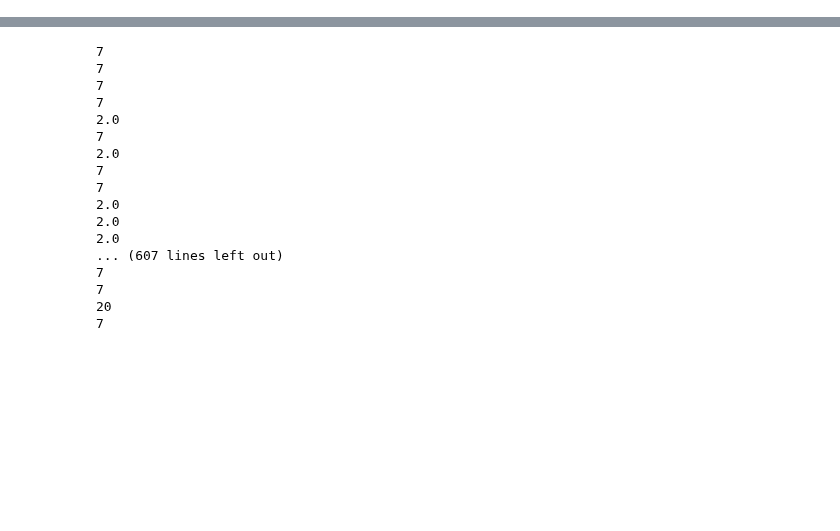
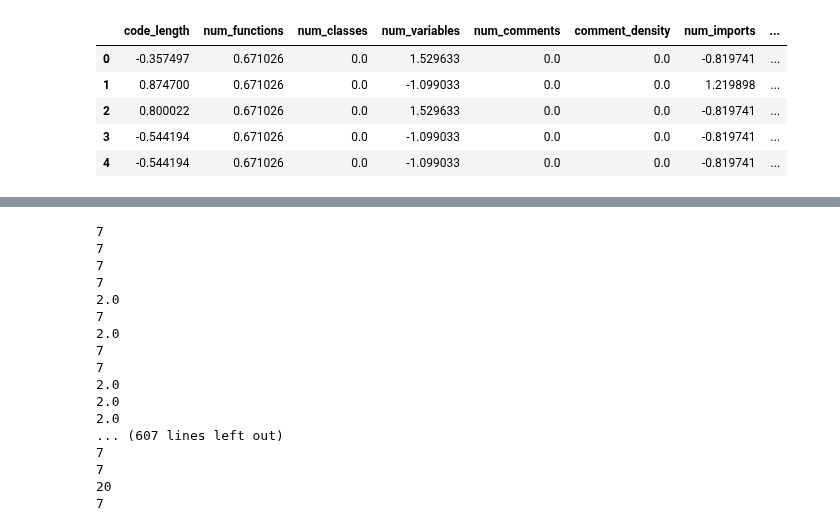
Before and after one commit to hinmiro/dataIsBeautifull_G2, a Jupyter notebook: project/AI_versus_human_code.ipynb, the cells around one changed output, grey strips where cells are left out. Cells and saved outputs as stored; diff of their text form; code cells hidden in the pictures; blank space fills up the shorter version.

```diff
--- a/project/AI_versus_human_code.ipynb
+++ b/project/AI_versus_human_code.ipynb
@@ -51,0 +7,28 @@ df
+# %%
+import pandas as pd
+from sklearn.model_selection import train_test_split
+from sklearn.preprocessing import StandardScaler
+
+# Dataset from data directory
+df = pd.read_csv('../data/ai_vs_human_code_dataset.csv')
+
+# Create X and y dataframes from whole dataset
+y = df['ai_generated']
+X = df.drop(columns=['code_id', 'code_snippet', 'ai_generated'])
+
+# Split data to test and train sets
+X_train, X_test, y_train, y_test = train_test_split(X, y, test_size=0.3, random_state=35)
+
+# Scale both train and test datasets
+scaler = StandardScaler()
+X_train_scaled = pd.DataFrame(scaler.fit_transform(X_train), columns=X_train.columns)
+X_test_scaled = pd.DataFrame(scaler.transform(X_test), columns=X_test.columns)
+
+X_train_scaled.head(5)
+# %% [output]
+|  | code_length | num_functions | num_classes | num_variables | num_comments | comment_density | num_imports | ... |
+| 0 | -0.357497 | 0.671026 | 0.0 | 1.529633 | 0.0 | 0.0 | -0.819741 | ... |
+| 1 | 0.874700 | 0.671026 | 0.0 | -1.099033 | 0.0 | 0.0 | 1.219898 | ... |
+| 2 | 0.800022 | 0.671026 | 0.0 | 1.529633 | 0.0 | 0.0 | -0.819741 | ... |
+| 3 | -0.544194 | 0.671026 | 0.0 | -1.099033 | 0.0 | 0.0 | -0.819741 | ... |
+| 4 | -0.544194 | 0.671026 | 0.0 | -1.099033 | 0.0 | 0.0 | -0.819741 | ... |
```
Also changed, not shown: parts of 5 cells of this notebook.
